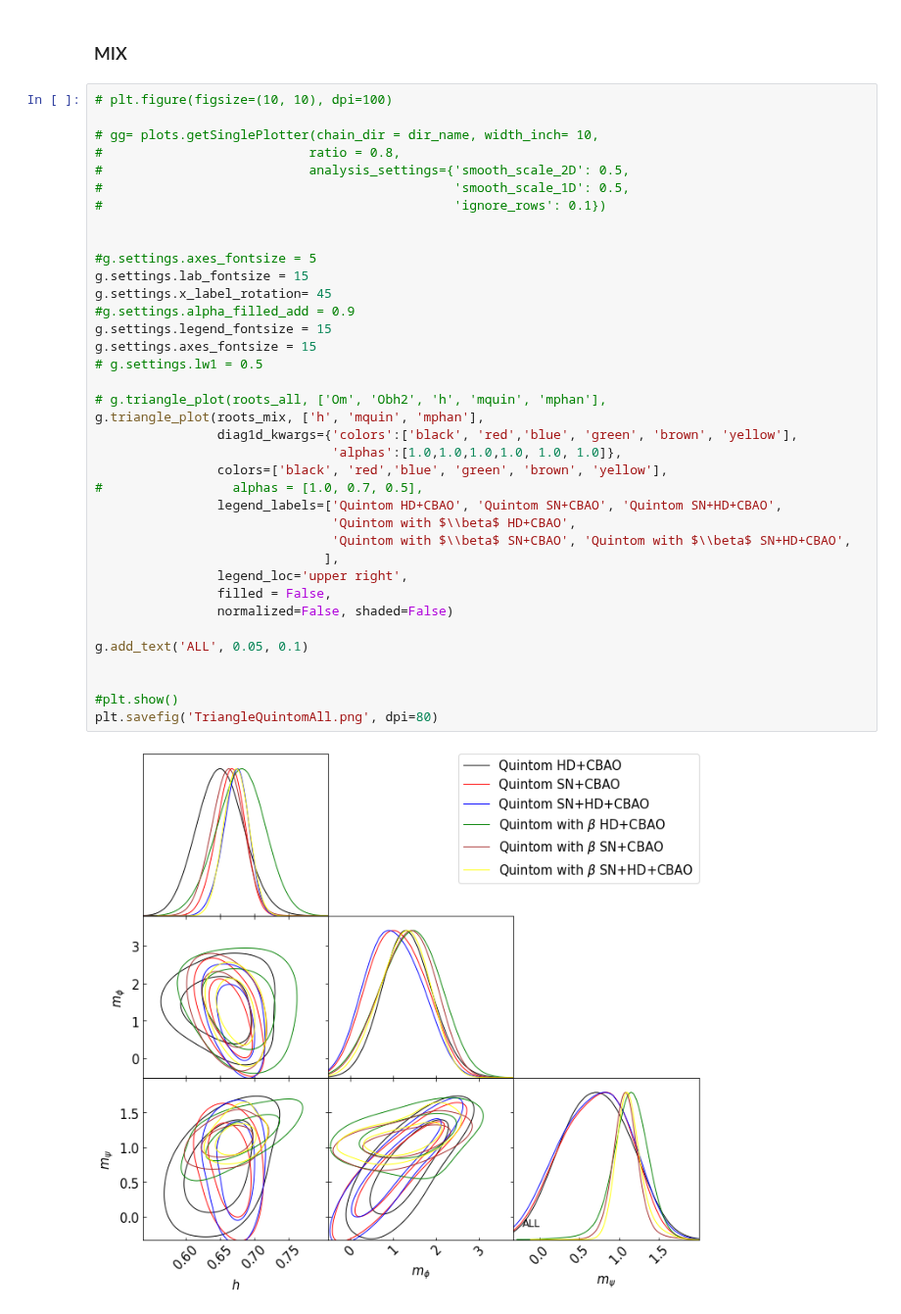
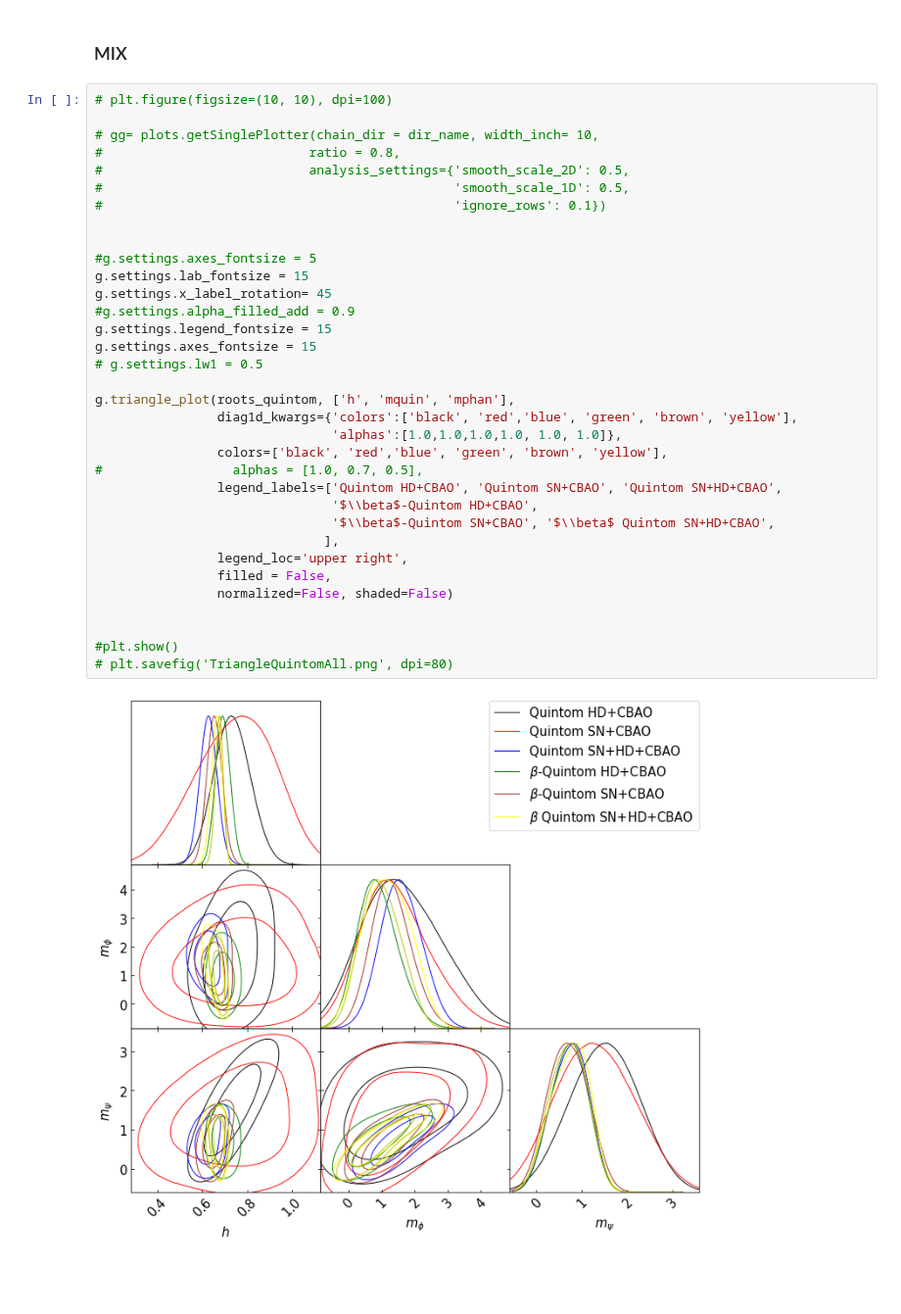
Before and after one commit to igomezv/simplemc_tests, a Jupyter notebook: getdist_Quintom.ipynb, the cells around one changed output. Shown at 98% size. Cells and saved outputs as stored; diff of their text form; blank space fills up the shorter version.

Commit message:
update quintom notebook

```diff
--- a/getdist_Quintom.ipynb
+++ b/getdist_Quintom.ipynb
@@ -114,38 +162,35 @@ plt.savefig('hvsbeta_QuintomCouple.png', dpi=80)
 # plt.figure(figsize=(10, 10), dpi=100)
 
 # gg= plots.getSinglePlotter(chain_dir = dir_name, width_inch= 10,
 #                           ratio = 0.8,
 #                           analysis_settings={'smooth_scale_2D': 0.5,
 #                                              'smooth_scale_1D': 0.5,
 #                                              'ignore_rows': 0.1})
 
 
 #g.settings.axes_fontsize = 5
 g.settings.lab_fontsize = 15
 g.settings.x_label_rotation= 45
 #g.settings.alpha_filled_add = 0.9
 g.settings.legend_fontsize = 15
 g.settings.axes_fontsize = 15
 # g.settings.lw1 = 0.5
 
-# g.triangle_plot(roots_all, ['Om', 'Obh2', 'h', 'mquin', 'mphan'],
-g.triangle_plot(roots_mix, ['h', 'mquin', 'mphan'],
+g.triangle_plot(roots_quintom, ['h', 'mquin', 'mphan'],
                 diag1d_kwargs={'colors':['black', 'red','blue', 'green', 'brown', 'yellow'],
                                'alphas':[1.0,1.0,1.0,1.0, 1.0, 1.0]},
                 colors=['black', 'red','blue', 'green', 'brown', 'yellow'],
 #                 alphas = [1.0, 0.7, 0.5],
                 legend_labels=['Quintom HD+CBAO', 'Quintom SN+CBAO', 'Quintom SN+HD+CBAO',
-                               'Quintom with $\\beta$ HD+CBAO',
-                               'Quintom with $\\beta$ SN+CBAO', 'Quintom with $\\beta$ SN+HD+CBAO',
+                               '$\\beta$-Quintom HD+CBAO',
+                               '$\\beta$-Quintom SN+CBAO', '$\\beta$ Quintom SN+HD+CBAO',
                               ],
                 legend_loc='upper right',
                 filled = False,
                 normalized=False, shaded=False)
 
-g.add_text('ALL', 0.05, 0.1)
-
 
 #plt.show()
-plt.savefig('TriangleQuintomAll.png', dpi=80)
+# plt.savefig('TriangleQuintomAll.png', dpi=80)
 # %% [output]
-[figure, old version]
+[figure, new version]
```
Also changed, not shown: parts of 5 cells of this notebook.
